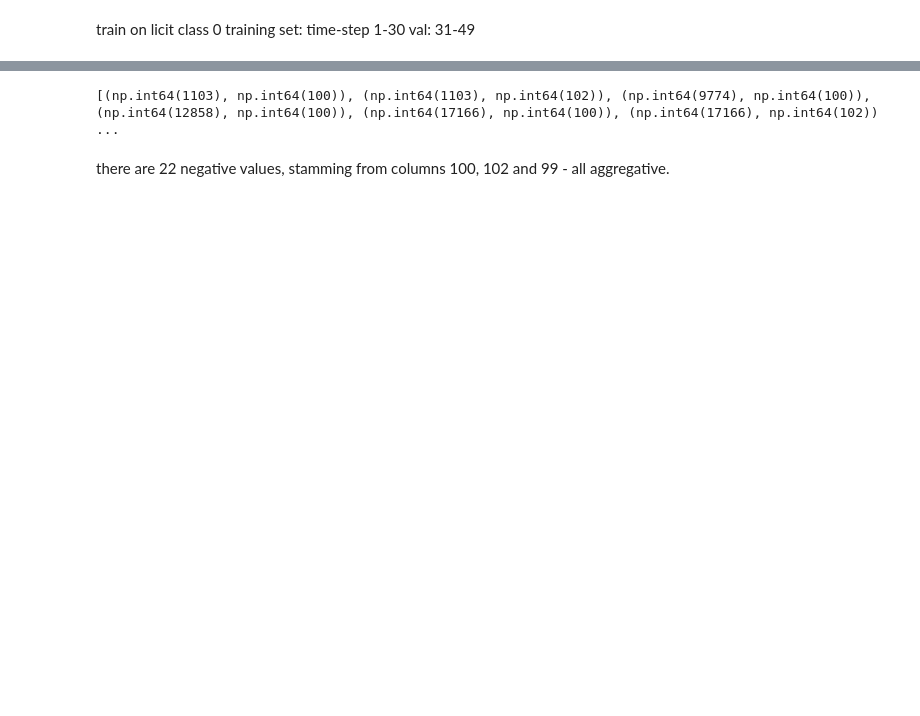
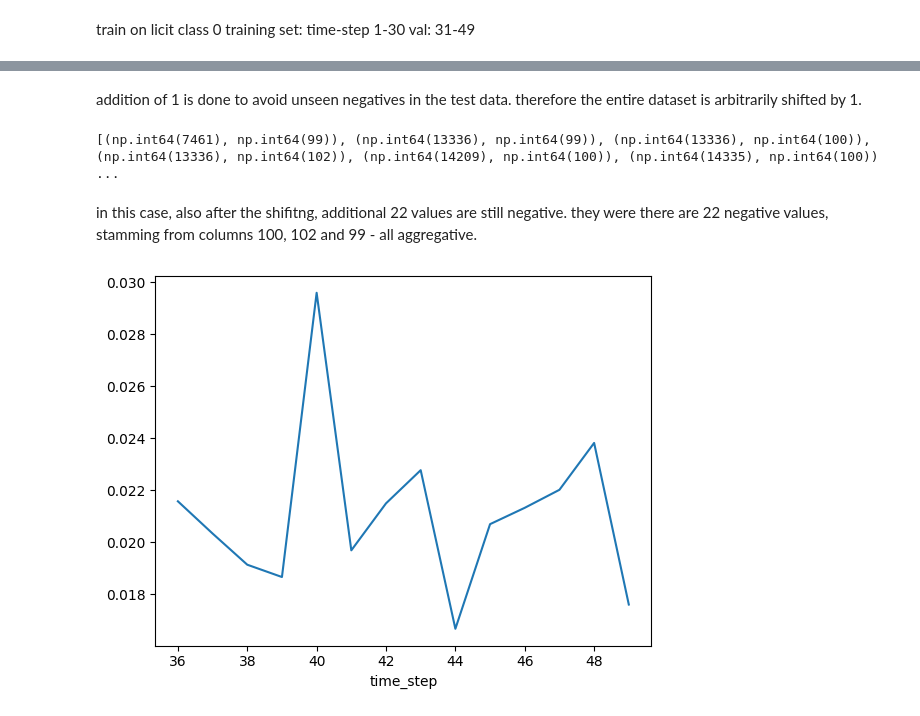
Before and after one commit to triggertiger/Elliptic, a Jupyter notebook: 02_data_preparation.ipynb, the cells around one changed output, grey strips where cells are left out. Drawn from its saved outputs; the diff is of its cells as text; code cells hidden in the pictures; blank space fills up the shorter version.

```diff
--- a/02_data_preparation.ipynb
+++ b/02_data_preparation.ipynb
@@ -81,3 +105,0 @@ test_df = df[df['time_step'] > 10].copy()
-# %%
-train_df = add_degree_feature(train_df, edges)
-test_df = add_degree_feature(test_df, edges)
@@ -124,6 +148,7 @@ def model_test_orchestrator(X_train, X_test, test_df, rank=16,  init='nndsvda'):
 
     # normalize error:
     test_results['norm_error'] = MinMaxScaler().fit_transform(test_results[['anomaly_score']]).flatten()
+    test_results[test_results['class'] == 0].groupby('time_step')['anomaly_score'].mean().plot()
 
     return nmf, H, W_test, test_results
 # %%
@@ -149,20 +182,24 @@ X_train_scaled = scaler.fit_transform(X_train_raw)
 X_test_scaled = scaler.transform(X_test_raw)
 
 # add +1 to avoid negative values
-X_train = X_train_scaled + 1.0
-X_test = X_test_scaled + 1.0
+X_train_abs = X_train_scaled + 1.0
+X_test_abs = X_test_scaled + 1.0
+# %% [markdown]
+addition of 1 is done to avoid unseen negatives in the test data. therefore the entire dataset is arbitrarily shifted by 1.
 # %%
-rows, cols = np.where(X_test < 0)
+rows, cols = np.where(X_test_abs < 0)
 print(list(zip(rows, cols)))
 # %% [output]
-[(np.int64(1103), np.int64(100)), (np.int64(1103), np.int64(102)), (np.int64(9774), np.int64(100)), (np.int64(12858), np.int64(100)), (np.int64(17166), np.int64(100)), (np.int64(17166), np.int64(102)) ...
+[(np.int64(7461), np.int64(99)), (np.int64(13336), np.int64(99)), (np.int64(13336), np.int64(100)), (np.int64(13336), np.int64(102)), (np.int64(14209), np.int64(100)), (np.int64(14335), np.int64(100)) ...
 # %% [markdown]
+in this case, also after the shifitng, additional 22 values are still negative. they were
 there are 22 negative values, stamming from columns 100, 102 and 99 - all aggregative.
 # %%
-X_test = np.maximum(X_test, 1e-9)
+X_test_abs = np.maximum(X_test_abs, 1e-9)
 # %%
-nmf, H, W_test, preds = model_test_orchestrator(X_train, X_test, test_df=test_df, rank=16)
-preds
+nmf, H, W_test, preds = model_test_orchestrator(X_train_abs, X_test_abs, test_df=test_df, rank=16)
+# %% [output]
+[figure, added]
 # %%
 precision, recall = conf_matrix_maker(preds)
 precision, recall
```
Also changed, not shown: parts of 69 cells of this notebook, 1 other file.
